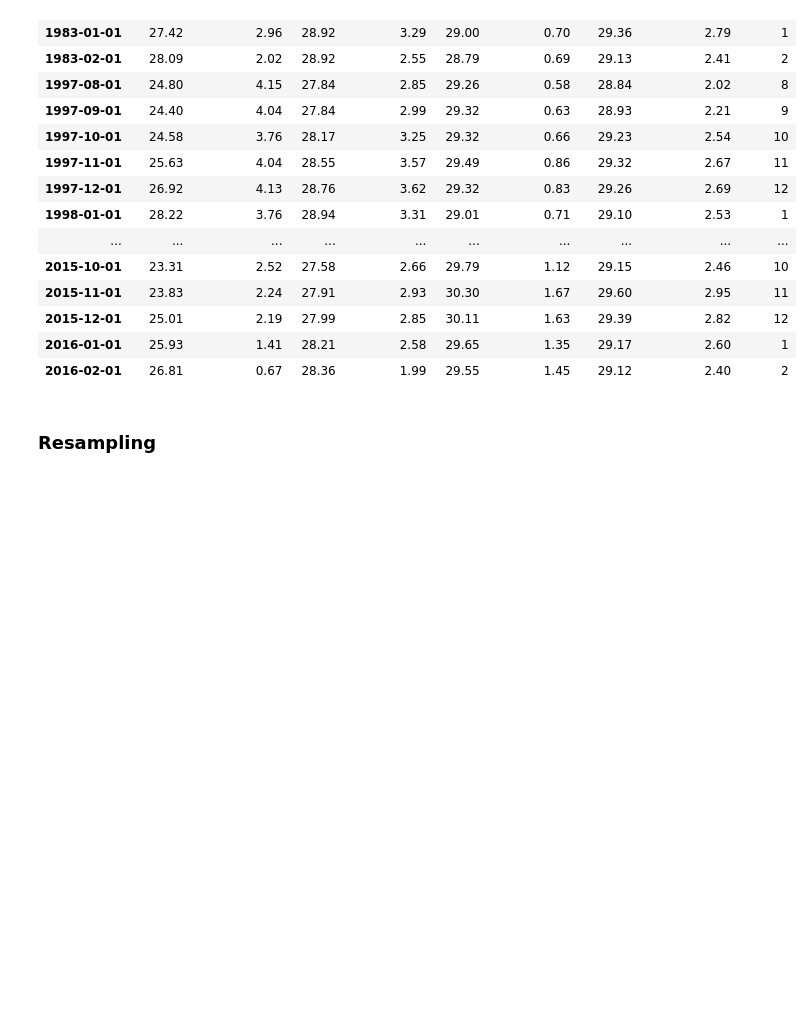
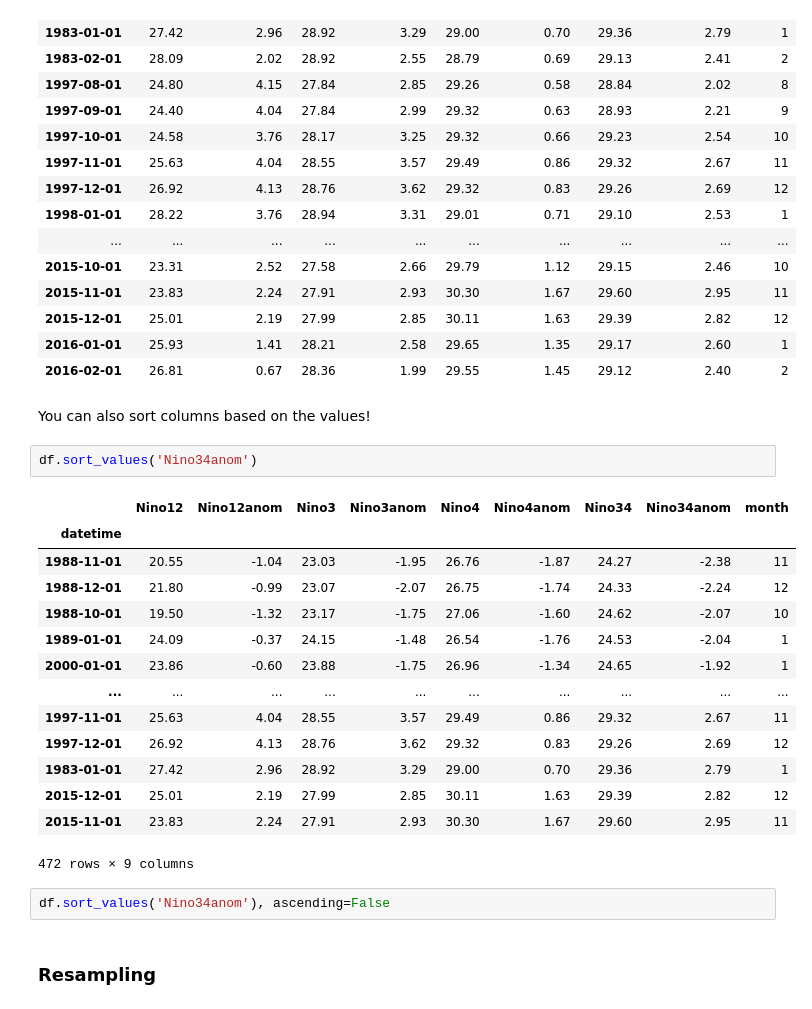
Before and after one commit to mgrover1/ncar_pandas_tutorial, a Jupyter notebook: pandas_fullNotebook.ipynb, the cells around one changed output. Drawn from its saved outputs; the diff is of its cells as text; blank space fills up the shorter version.

Commit message:
add in sort_values

```diff
--- a/pandas_fullNotebook.ipynb
+++ b/pandas_fullNotebook.ipynb
@@ -539,6 +539,27 @@ df[df.Nino34anom > 2]
 | 2015-12-01 | 25.01 | 2.19 | 27.99 | 2.85 | 30.11 | 1.63 | 29.39 | 2.82 | 12 |
 | 2016-01-01 | 25.93 | 1.41 | 28.21 | 2.58 | 29.65 | 1.35 | 29.17 | 2.60 | 1 |
 | 2016-02-01 | 26.81 | 0.67 | 28.36 | 1.99 | 29.55 | 1.45 | 29.12 | 2.40 | 2 |
+# %% [markdown]
+You can also sort columns based on the values!
+# %%
+df.sort_values('Nino34anom')
+# %% [output]
+|  | Nino12 | Nino12anom | Nino3 | Nino3anom | Nino4 | Nino4anom | Nino34 | Nino34anom | month |
+| datetime |  |  |  |  |  |  |  |  |  |
+| 1988-11-01 | 20.55 | -1.04 | 23.03 | -1.95 | 26.76 | -1.87 | 24.27 | -2.38 | 11 |
+| 1988-12-01 | 21.80 | -0.99 | 23.07 | -2.07 | 26.75 | -1.74 | 24.33 | -2.24 | 12 |
+| 1988-10-01 | 19.50 | -1.32 | 23.17 | -1.75 | 27.06 | -1.60 | 24.62 | -2.07 | 10 |
+| 1989-01-01 | 24.09 | -0.37 | 24.15 | -1.48 | 26.54 | -1.76 | 24.53 | -2.04 | 1 |
+| 2000-01-01 | 23.86 | -0.60 | 23.88 | -1.75 | 26.96 | -1.34 | 24.65 | -1.92 | 1 |
+| ... | ... | ... | ... | ... | ... | ... | ... | ... | ... |
+| 1997-11-01 | 25.63 | 4.04 | 28.55 | 3.57 | 29.49 | 0.86 | 29.32 | 2.67 | 11 |
+| 1997-12-01 | 26.92 | 4.13 | 28.76 | 3.62 | 29.32 | 0.83 | 29.26 | 2.69 | 12 |
+| 1983-01-01 | 27.42 | 2.96 | 28.92 | 3.29 | 29.00 | 0.70 | 29.36 | 2.79 | 1 |
+| 2015-12-01 | 25.01 | 2.19 | 27.99 | 2.85 | 30.11 | 1.63 | 29.39 | 2.82 | 12 |
+| 2015-11-01 | 23.83 | 2.24 | 27.91 | 2.93 | 30.30 | 1.67 | 29.60 | 2.95 | 11 |
+472 rows × 9 columns
+# %%
+df.sort_values('Nino34anom'), ascending=False
 # %% [markdown]
 ### Resampling
 # %%
```
Also changed, not shown: 1 other file.
